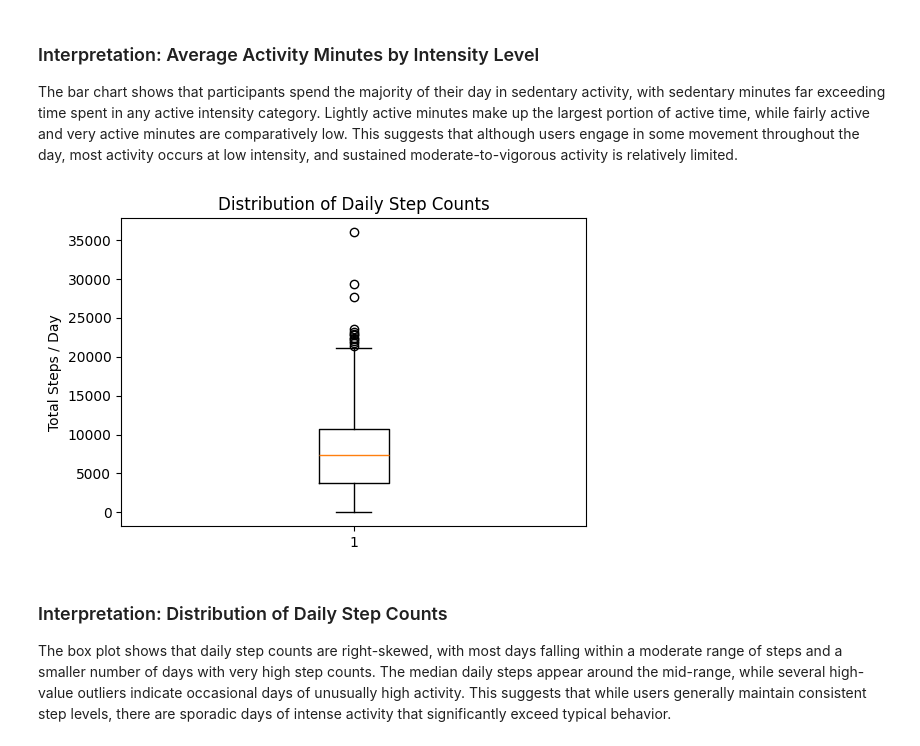
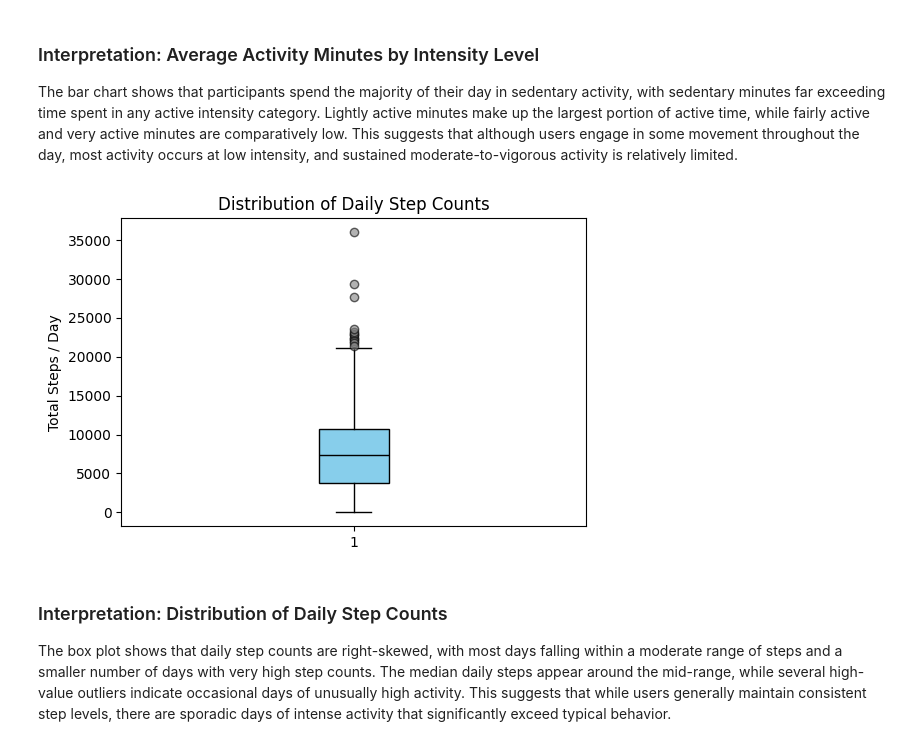
Before and after one commit to Mxhib/Fitness-Activity-Data-Analysis, a Jupyter notebook: data/notebooks/analysis.ipynb, the cells around one changed output. Drawn from its saved outputs; the diff is of its cells as text; code cells hidden in the pictures.

Commit message:
Improve box plot styling for visual consistency

```diff
--- a/data/notebooks/analysis.ipynb
+++ b/data/notebooks/analysis.ipynb
@@ -235,14 +235,25 @@ and sustained moderate-to-vigorous activity is relatively limited.
 # %%
 # Box plot showing spread, median, and outliers in daily step counts
 import matplotlib.pyplot as plt
+
 plt.figure(figsize=(6, 4))
-plt.boxplot(df["TotalSteps"], vert = True)
 
-plt.title('Distribution of Daily Step Counts')
-plt.ylabel('Total Steps / Day')
+plt.boxplot(
+    df["TotalSteps"],
+    vert=True,
+    patch_artist=True,
+    boxprops=dict(facecolor="skyblue", color="black"),
+    medianprops=dict(color="black"),
+    whiskerprops=dict(color="black"),
+    capprops=dict(color="black"),
+    flierprops=dict(marker='o', markerfacecolor='grey', alpha=0.6)
+)
+
+plt.title("Distribution of Daily Step Counts")
+plt.ylabel("Total Steps / Day")
 plt.show()
 # %% [output]
-[figure, old version]
+[figure, new version]
 # %% [markdown]
 ### Interpretation: Distribution of Daily Step Counts
 
```
